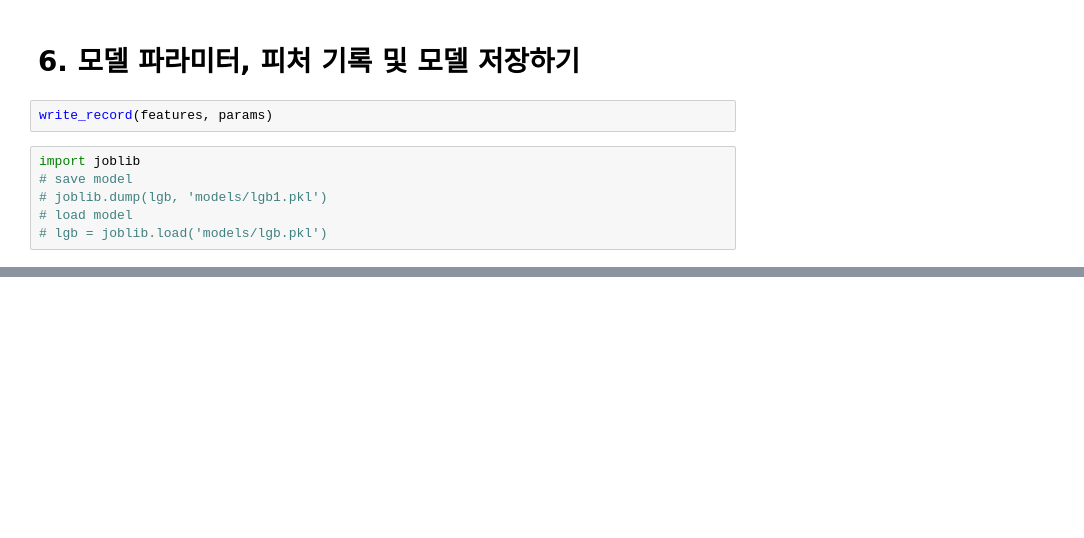
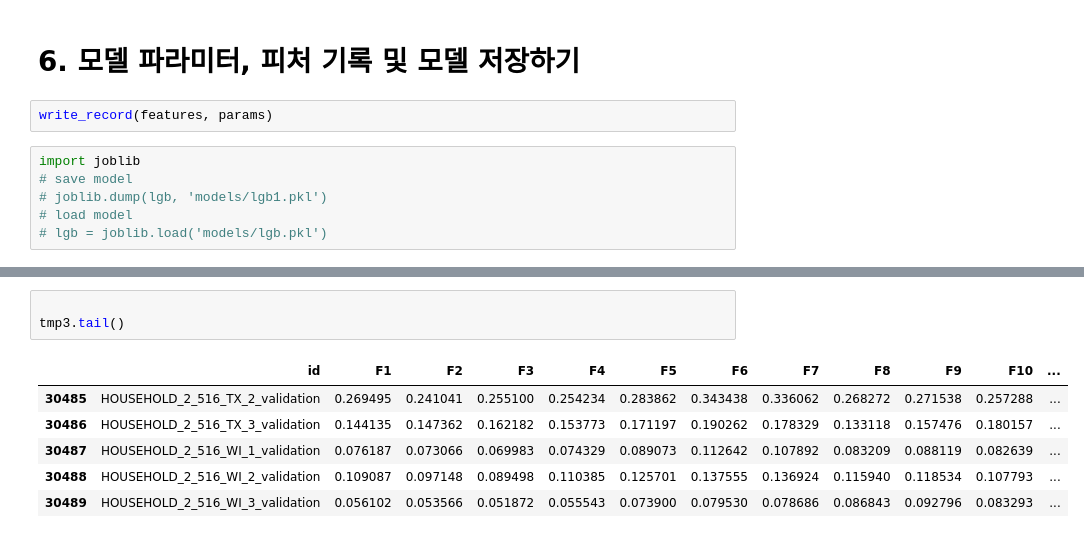
Before and after one commit to kongjeongbae/10_estimate_sales_of_walmart_retail_goods, a Jupyter notebook: baseline.ipynb, the cells around one changed output, grey strips where cells are left out. Cells and saved outputs as stored; diff of their text form; blank space fills up the shorter version.

```diff
--- a/baseline.ipynb
+++ b/baseline.ipynb
@@ -802,0 +839,10 @@ import joblib
+# %%
+
+tmp3.tail()
+# %% [output]
+|  | id | F1 | F2 | F3 | F4 | F5 | F6 | F7 | F8 | F9 | F10 | ... |
+| 30485 | HOUSEHOLD_2_516_TX_2_validation | 0.269495 | 0.241041 | 0.255100 | 0.254234 | 0.283862 | 0.343438 | 0.336062 | 0.268272 | 0.271538 | 0.257288 | ... |
+| 30486 | HOUSEHOLD_2_516_TX_3_validation | 0.144135 | 0.147362 | 0.162182 | 0.153773 | 0.171197 | 0.190262 | 0.178329 | 0.133118 | 0.157476 | 0.180157 | ... |
+| 30487 | HOUSEHOLD_2_516_WI_1_validation | 0.076187 | 0.073066 | 0.069983 | 0.074329 | 0.089073 | 0.112642 | 0.107892 | 0.083209 | 0.088119 | 0.082639 | ... |
+| 30488 | HOUSEHOLD_2_516_WI_2_validation | 0.109087 | 0.097148 | 0.089498 | 0.110385 | 0.125701 | 0.137555 | 0.136924 | 0.115940 | 0.118534 | 0.107793 | ... |
+| 30489 | HOUSEHOLD_2_516_WI_3_validation | 0.056102 | 0.053566 | 0.051872 | 0.055543 | 0.073900 | 0.079530 | 0.078686 | 0.086843 | 0.092796 | 0.083293 | ... |
```
Also changed, not shown: parts of 10 cells of this notebook, 8 other files.
